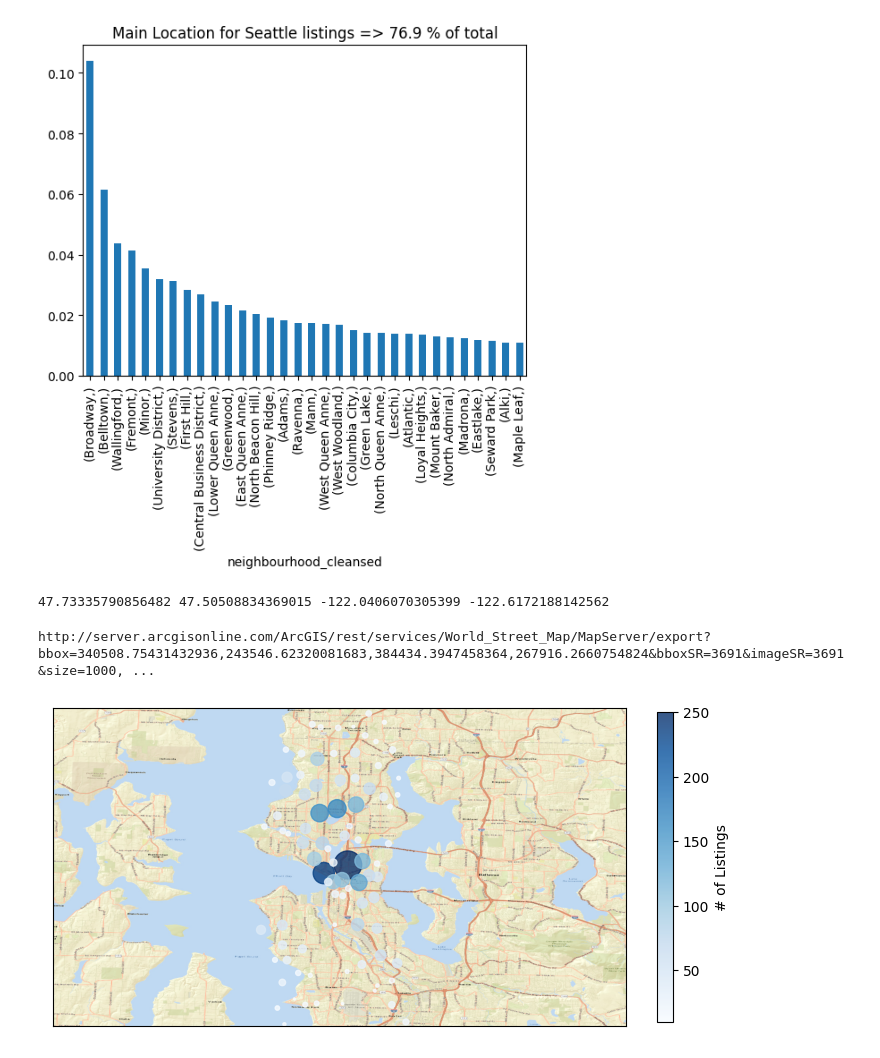
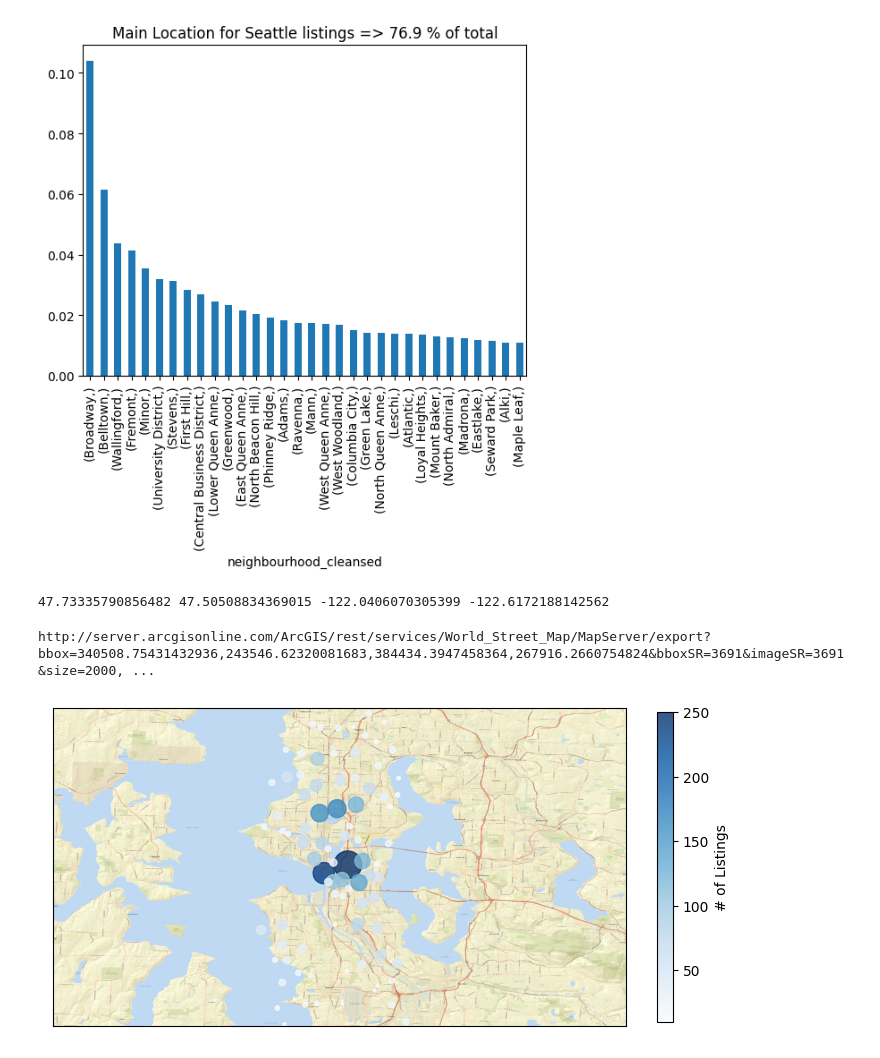
Before and after one commit to aeusepi/AirBnB_Project, a Jupyter notebook: AirBnbSeattle.ipynb, the cells around one changed output. Drawn from its saved outputs; the diff is of its cells as text; code cells hidden in the pictures.

```diff
--- a/AirBnbSeattle.ipynb
+++ b/AirBnbSeattle.ipynb
@@ -118,34 +118,33 @@ minlong=np.min(df["longitude"])-0.2
 long= np.mean(df["longitude"])
 lat= np.mean(df["latitude"])
 
 print(maxlat,minlat,maxlong,minlong)
 
 dtgroup=(df
 [loc2_cols].groupby('neighbourhood_cleansed',as_index=False)
        .agg(Lat=pd.NamedAgg(column="latitude", aggfunc=np.mean),
             Long=pd.NamedAgg(column="longitude", aggfunc=np.mean),
             Count=pd.NamedAgg(column="longitude", aggfunc=np.size)))
 
 fig = plt.figure(figsize=(8, 8))
 m = Basemap(projection='merc', resolution='i',
 
              llcrnrlon=minlong,llcrnrlat=minlat,urcrnrlon=maxlong, urcrnrlat=maxlat, epsg = 3691 , lat_0= lat, lon_0 = long
              )
 
 #test_map = Basemap(,resolution='i',projection='merc',lon_0=14.8,lat_0=47.2)
-dtgroup
-m.arcgisimage(service='World_Street_Map', dpi = 15000, xpixels=1000, ypixels=1000, verbose= True)
+m.arcgisimage(service='World_Street_Map', xpixels=2000, ypixels=2000, verbose= True)
 
 m.scatter(dtgroup["Long"].values,dtgroup["Lat"].values , latlon=True,
           c=dtgroup["Count"].values, s=dtgroup["Count"].values,
           cmap='Blues', alpha=0.8)
 
 plt.colorbar(label="# of Listings",fraction=0.025)
 plt.clim(10, 250)
 #m.drawcoastlines(color='gray')
 #m.drawcountries(color='gray')
 #m.drawstates(color='gray')
 # %% [output]
 47.73335790856482 47.50508834369015 -122.0406070305399 -122.6172188142562
-http://server.arcgisonline.com/ArcGIS/rest/services/World_Street_Map/MapServer/export?bbox=340508.75431432936,243546.62320081683,384434.3947458364,267916.2660754824&bboxSR=3691&imageSR=3691&size=1000, ...
+http://server.arcgisonline.com/ArcGIS/rest/services/World_Street_Map/MapServer/export?bbox=340508.75431432936,243546.62320081683,384434.3947458364,267916.2660754824&bboxSR=3691&imageSR=3691&size=2000, ...
-[figure, old version]
+[figure, new version]
```
